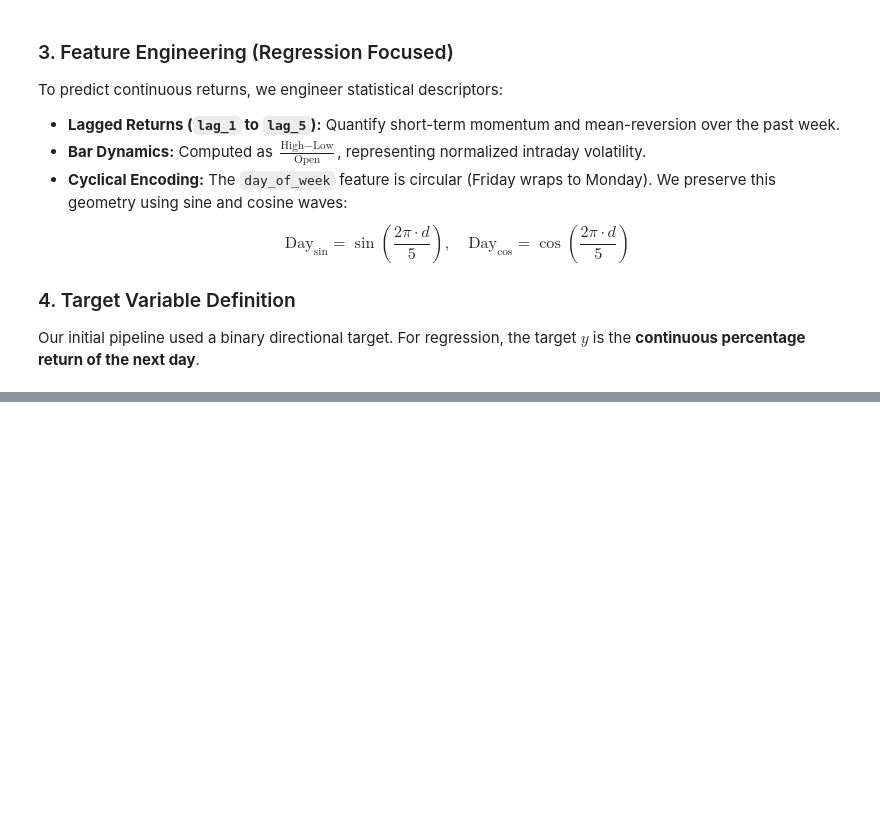
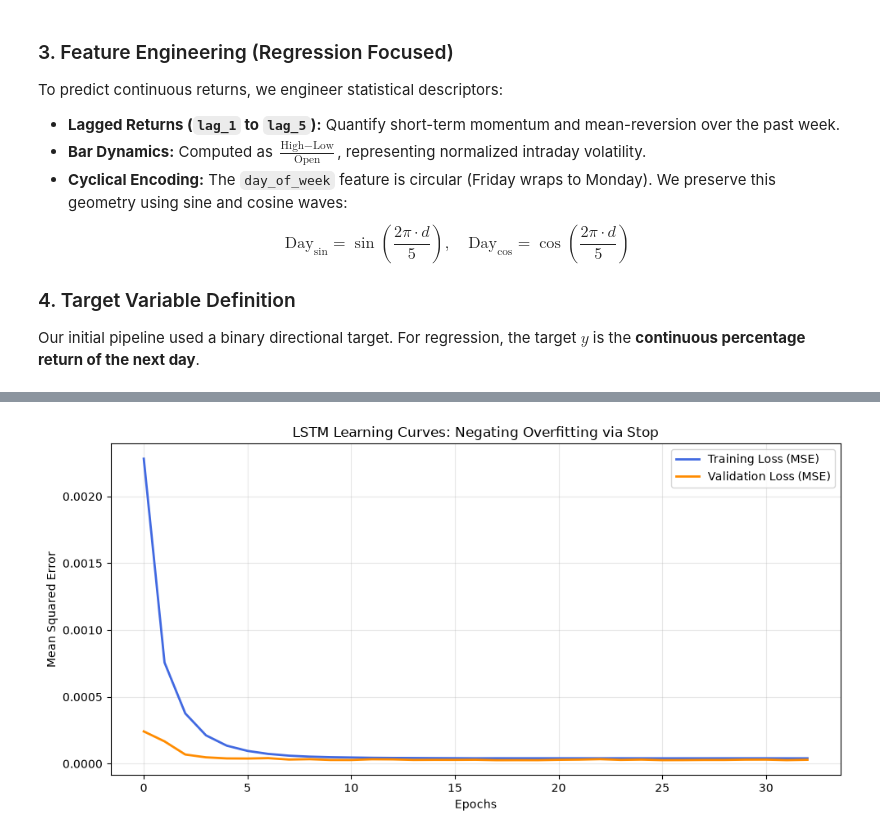
Before and after one commit to velizarMitov/EURUSD-prophet, a Jupyter notebook: notebooks/01_data_preparation.ipynb, the cells around one changed output, grey strips where cells are left out. Saved outputs shown, nothing was run; the diff lists cells and outputs as text; code cells hidden in the pictures; blank space fills up the shorter version.

Commit message:
Implement LSTM network with Dropout, Adam optimizer, and Early Stopping for EURUSD sequence modeling

```diff
--- a/notebooks/01_data_preparation.ipynb
+++ b/notebooks/01_data_preparation.ipynb
@@ -991,0 +1039,97 @@ display(eda_df[['close', 'log_return', 'lag_1', 'bar_dynamics', 'day_sin', 'targ
+# %%
+import os
+import pandas as pd
+import numpy as np
+import matplotlib.pyplot as plt
+from sklearn.preprocessing import StandardScaler
+
+# Suppress TensorFlow informational logs
+os.environ['TF_CPP_MIN_LOG_LEVEL'] = '2'
+from tensorflow.keras.models import Sequential
+from tensorflow.keras.layers import LSTM, Dense, Dropout
+from tensorflow.keras.optimizers import Adam
+from tensorflow.keras.callbacks import EarlyStopping
+
+print("=== 1. Data Preparation ===")
+df_lstm = pd.read_csv('../results/eurusd_features.csv', index_col='time', parse_dates=True)
+df_lstm.dropna(inplace=True)
+
+target_col = 'target_return'
+feature_cols = [c for c in df_lstm.columns if c != target_col]
+
+# Chronological split (70% Train, 15% Val, 15% Test)
+n = len(df_lstm)
+train_end = int(n * 0.70)
+val_end = int(n * 0.85)
+
+train_data = df_lstm.iloc[:train_end]
+val_data = df_lstm.iloc[train_end:val_end]
+test_data = df_lstm.iloc[val_end:]
+
+print(f"Data sequentially split: Train ({len(train_data)}), Validation ({len(val_data)}), Test ({len(test_data)})")
+
+# Scale features (strictly fit on Train data ONLY)
+scaler = StandardScaler()
+X_train_s = scaler.fit_transform(train_data[feature_cols])
+X_val_s   = scaler.transform(val_data[feature_cols])
+X_test_s  = scaler.transform(test_data[feature_cols])
+
+y_train = train_data[target_col].values
+y_val   = val_data[target_col].values
+y_test  = test_data[target_col].values
+
+# Reshape to 3D: (samples, time_steps, features)
+# Time steps = 1 because we pre-calculated the lags as explicitly isolated columns
+X_train_3d = X_train_s.reshape((X_train_s.shape[0], 1, X_train_s.shape[1]))
+X_val_3d   = X_val_s.reshape((X_val_s.shape[0], 1, X_val_s.shape[1]))
+X_test_3d  = X_test_s.reshape((X_test_s.shape[0], 1, X_test_s.shape[1]))
+
+print(f"X_train_3d shape explicitly verified: {X_train_3d.shape}")
+
+print("\n=== 2. LSTM Model Construction ===")
+model = Sequential([
+    LSTM(64, input_shape=(X_train_3d.shape[1], X_train_3d.shape[2])),
+    Dropout(0.2), # Randomly zeroes out 20% of activations to combat overfitting
+    Dense(1)
+])
+
+# Ensure using Mean Squared Error (MSE) loss corresponding to regression
+model.compile(optimizer=Adam(learning_rate=0.001), loss='mse')
+model.summary()
+
+print("\n=== 3. Training & Early Stopping ===")
+# Halts epoch execution cleanly traversing the Bias-Variance bounds
+early_stopping = EarlyStopping(
+    monitor='val_loss',
+    patience=15,
+    restore_best_weights=True,
+    verbose=1
+)
+
+# Start Fit!
+history = model.fit(
+    X_train_3d, y_train,
+    validation_data=(X_val_3d, y_val),
+    epochs=150,
+    batch_size=64,
+    callbacks=[early_stopping],
+    verbose=0
+)
+
+print(f"Stopped inherently after {len(history.history['loss'])} epochs.")
+print(f"Best recorded Validation MSE: {min(history.history['val_loss']):.6e}")
+
+print("\n=== 4. Learning Curves ===")
+plt.figure(figsize=(10, 5))
+plt.plot(history.history['loss'], label='Training Loss (MSE)', color='royalblue', linewidth=2)
+plt.plot(history.history['val_loss'], label='Validation Loss (MSE)', color='darkorange', linewidth=2)
+plt.title('LSTM Learning Curves: Negating Overfitting via Stop')
+plt.xlabel('Epochs')
+plt.ylabel('Mean Squared Error')
+plt.legend()
+plt.grid(True, alpha=0.3)
+plt.tight_layout()
+plt.savefig('../results/09_lstm_learning_curve.png', dpi=120)
+plt.show()
+print("Saved → ../results/09_lstm_learning_curve.png")
+# %% [output]
@@ -991,0 +1161 @@ display(eda_df[['close', 'log_return', 'lag_1', 'bar_dynamics', 'day_sin', 'targ
+[figure, added]
```
Also changed, not shown: parts of 3 cells of this notebook.
